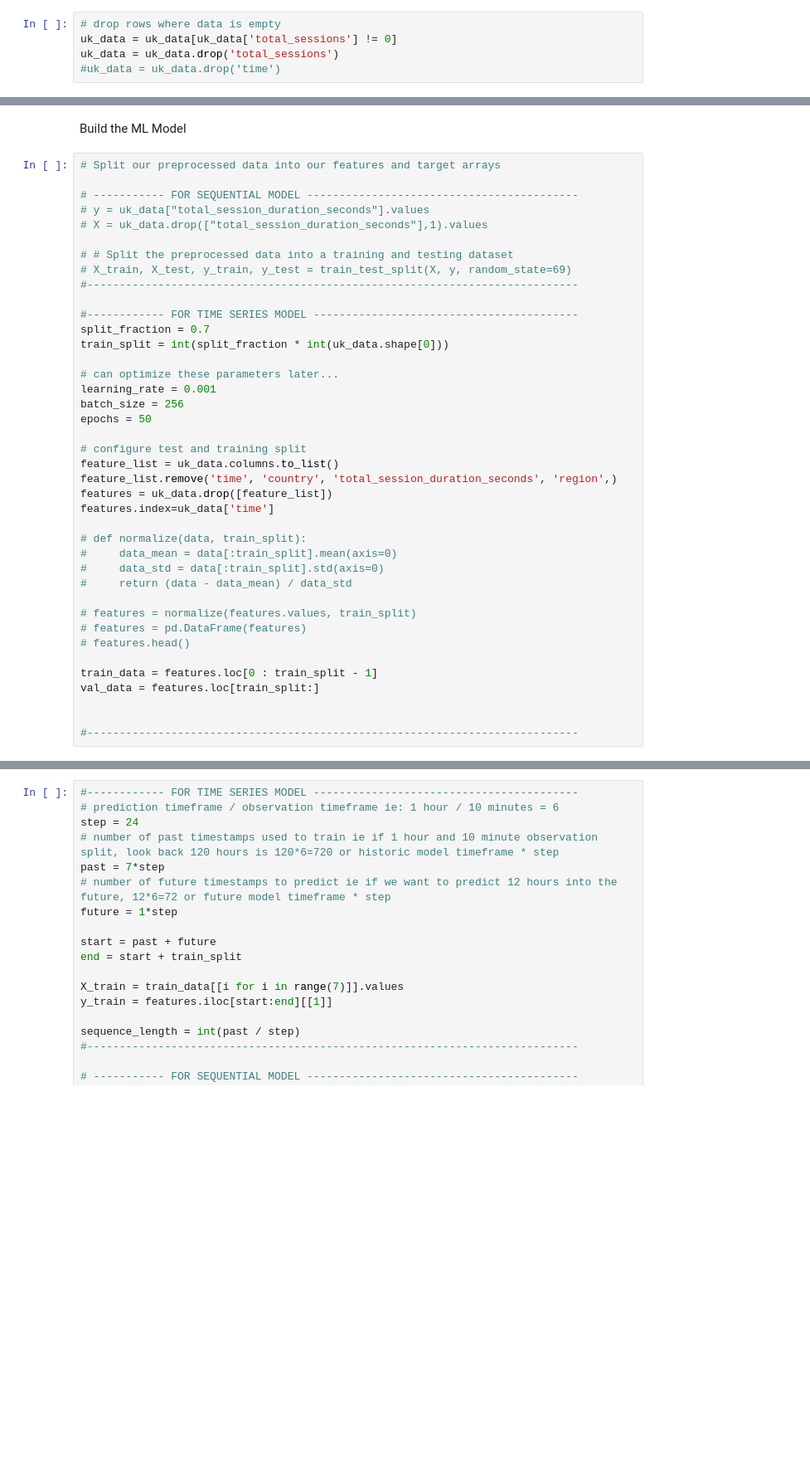
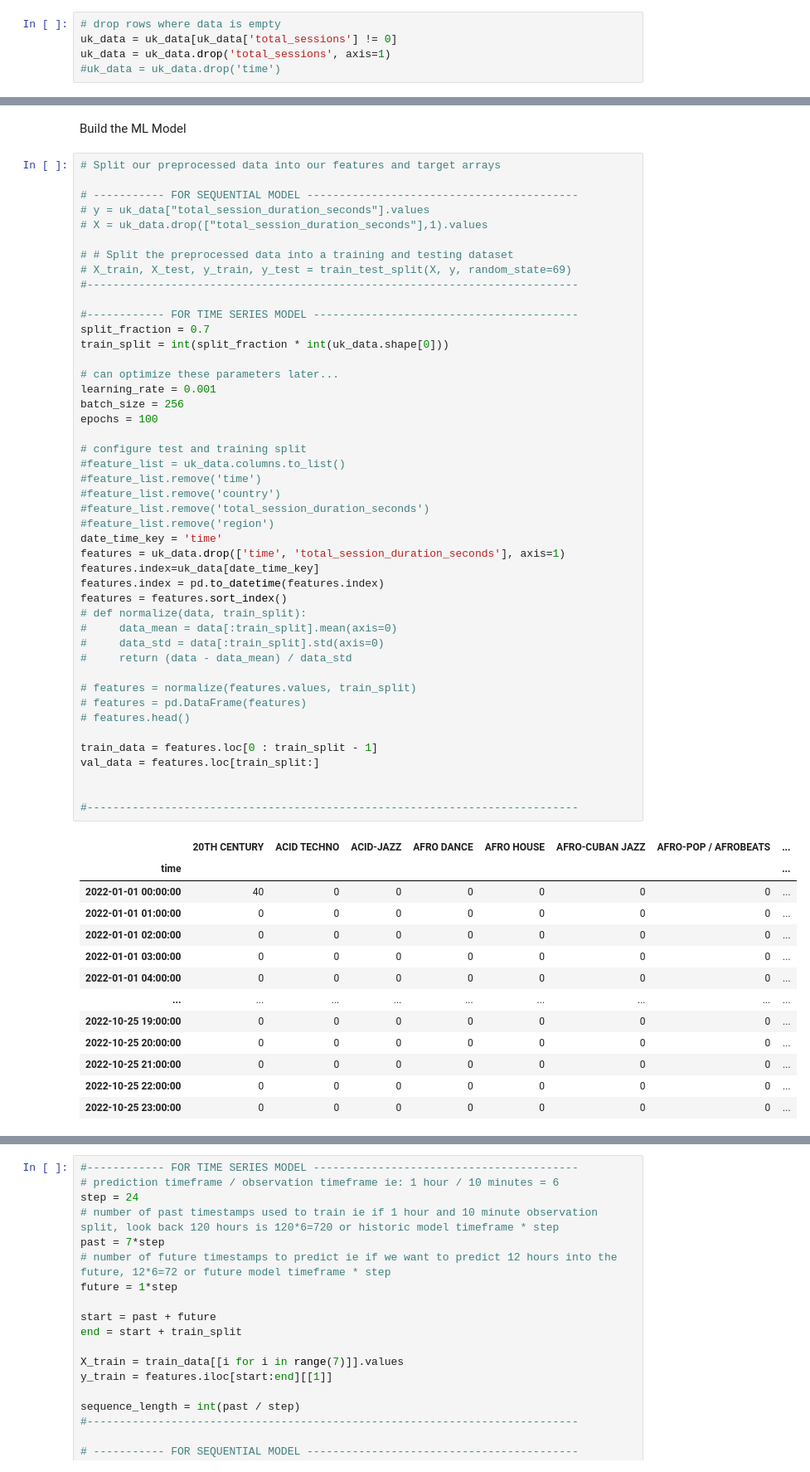
Before and after one commit to Peter-Nguyen96/Capstone-Project-Analytics-Dashboard-and-ML-Model, a Jupyter notebook: ML-Models/MLV3_timeseries_model.ipynb, the cells around one changed output, grey strips where cells are left out. Shown at 83% size. Saved outputs shown, nothing was run; the diff lists cells and outputs as text; blank space fills up the shorter version.

```diff
--- a/ML-Models/MLV3_timeseries_model.ipynb
+++ b/ML-Models/MLV3_timeseries_model.ipynb
@@ -103,5 +116,5 @@ KeyError: 'time'
 # %%
 # drop rows where data is empty
 uk_data = uk_data[uk_data['total_sessions'] != 0]
-uk_data = uk_data.drop('total_sessions')
+uk_data = uk_data.drop('total_sessions', axis=1)
 #uk_data = uk_data.drop('time')
@@ -120,36 +127,55 @@ Build the ML Model
 # y = uk_data["total_session_duration_seconds"].values
 # X = uk_data.drop(["total_session_duration_seconds"],1).values
 
 # # Split the preprocessed data into a training and testing dataset
 # X_train, X_test, y_train, y_test = train_test_split(X, y, random_state=69)
 #----------------------------------------------------------------------------
 
 #------------ FOR TIME SERIES MODEL -----------------------------------------
 split_fraction = 0.7
 train_split = int(split_fraction * int(uk_data.shape[0]))
 
 # can optimize these parameters later...
 learning_rate = 0.001
 batch_size = 256
-epochs = 50
+epochs = 100
 
 # configure test and training split
-feature_list = uk_data.columns.to_list()
-feature_list.remove('time', 'country', 'total_session_duration_seconds', 'region',)
-features = uk_data.drop([feature_list])
-features.index=uk_data['time']
-
+#feature_list = uk_data.columns.to_list()
+#feature_list.remove('time')
+#feature_list.remove('country')
+#feature_list.remove('total_session_duration_seconds')
+#feature_list.remove('region')
+date_time_key = 'time'
+features = uk_data.drop(['time', 'total_session_duration_seconds'], axis=1)
+features.index=uk_data[date_time_key]
+features.index = pd.to_datetime(features.index)
+features = features.sort_index()
 # def normalize(data, train_split):
 #     data_mean = data[:train_split].mean(axis=0)
 #     data_std = data[:train_split].std(axis=0)
 #     return (data - data_mean) / data_std
 
 # features = normalize(features.values, train_split)
 # features = pd.DataFrame(features)
 # features.head()
 
 train_data = features.loc[0 : train_split - 1]
 val_data = features.loc[train_split:]
 
 
 #----------------------------------------------------------------------------
+# %% [output]
+|  | 20TH CENTURY | ACID TECHNO | ACID-JAZZ | AFRO DANCE | AFRO HOUSE | AFRO-CUBAN JAZZ | AFRO-POP / AFROBEATS | ... |
+| time |  |  |  |  |  |  |  | ... |
+| 2022-01-01 00:00:00 | 40 | 0 | 0 | 0 | 0 | 0 | 0 | ... |
+| 2022-01-01 01:00:00 | 0 | 0 | 0 | 0 | 0 | 0 | 0 | ... |
+| 2022-01-01 02:00:00 | 0 | 0 | 0 | 0 | 0 | 0 | 0 | ... |
+| 2022-01-01 03:00:00 | 0 | 0 | 0 | 0 | 0 | 0 | 0 | ... |
+| 2022-01-01 04:00:00 | 0 | 0 | 0 | 0 | 0 | 0 | 0 | ... |
+| ... | ... | ... | ... | ... | ... | ... | ... | ... |
+| 2022-10-25 19:00:00 | 0 | 0 | 0 | 0 | 0 | 0 | 0 | ... |
+| 2022-10-25 20:00:00 | 0 | 0 | 0 | 0 | 0 | 0 | 0 | ... |
+| 2022-10-25 21:00:00 | 0 | 0 | 0 | 0 | 0 | 0 | 0 | ... |
+| 2022-10-25 22:00:00 | 0 | 0 | 0 | 0 | 0 | 0 | 0 | ... |
+| 2022-10-25 23:00:00 | 0 | 0 | 0 | 0 | 0 | 0 | 0 | ... |
```
Also changed, not shown: parts of 3 cells of this notebook.
